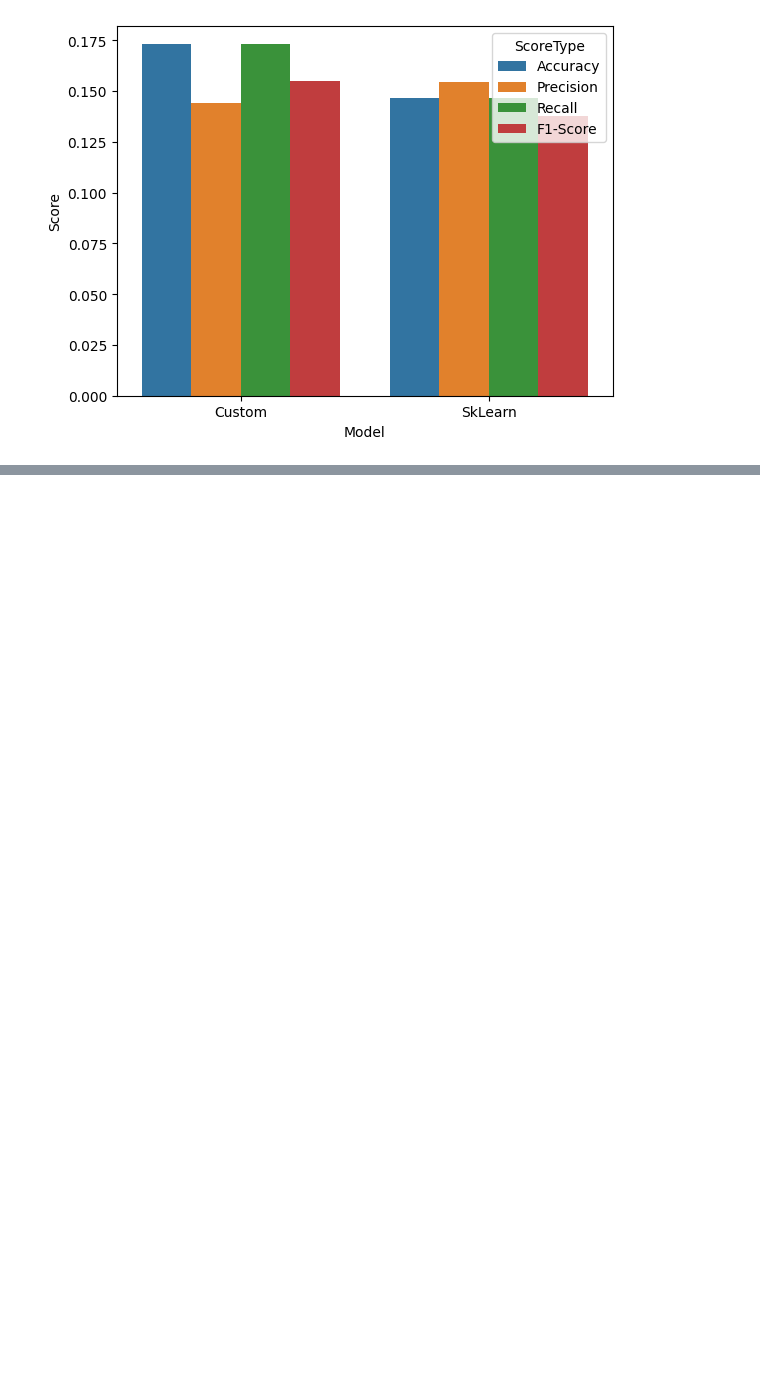
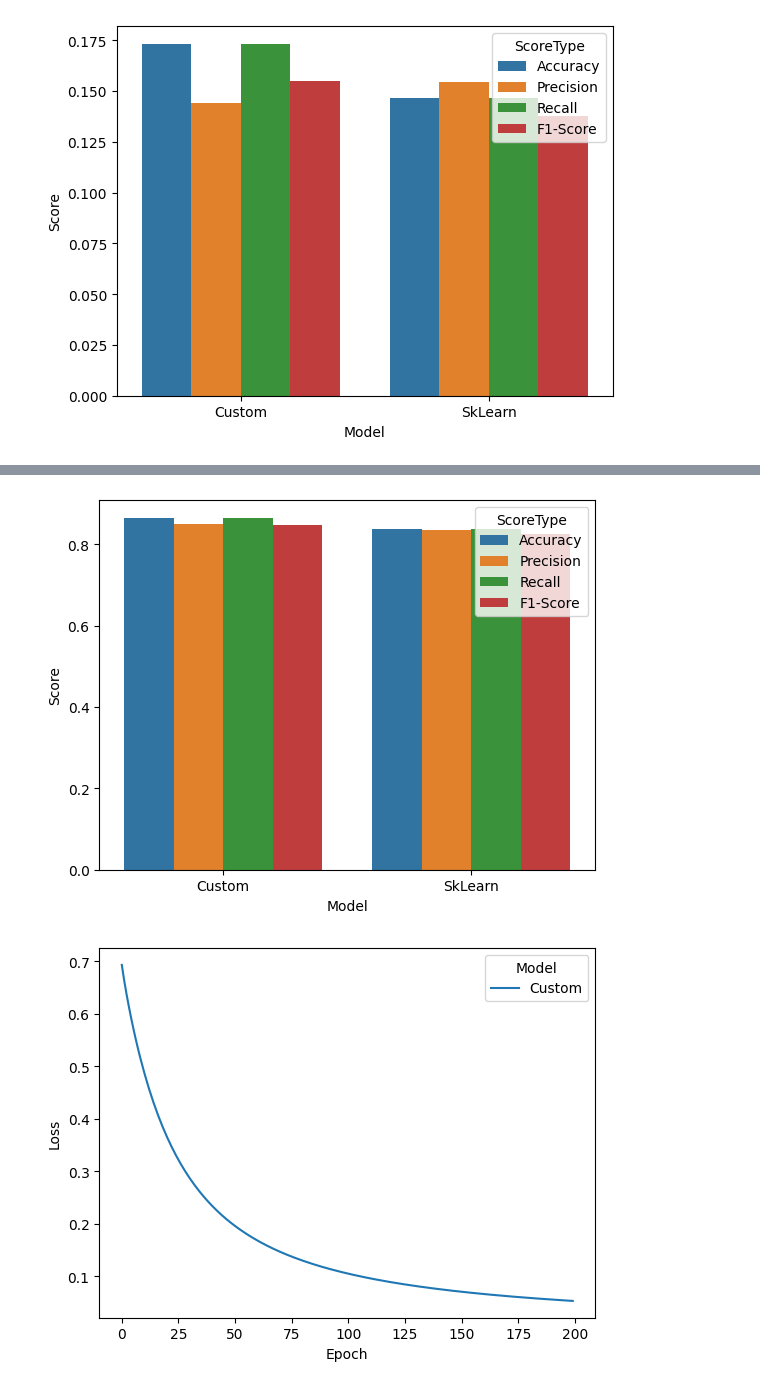
Before and after one commit to Twashi1/cw_machine_learning, a Jupyter notebook: custom_model.ipynb, the cells around one changed output, grey strips where cells are left out. Saved outputs shown, nothing was run; the diff lists cells and outputs as text; code cells hidden in the pictures; blank space fills up the shorter version.

Commit message:
fewshot added kinda

```diff
--- a/custom_model.ipynb
+++ b/custom_model.ipynb
@@ -875,0 +809,60 @@ plt.show()
+# %%
+# From here we'll be adapting the model to a fewshot learning paradigm this is to
+#   1. maximise performance despite the small number of samples per class (10 at most, but we need test data as well)
+#   2. allow for faster training considering the vast number of classes
+#   3. make it easier to collect data considering ideally, fewer samples will be needed for each class
+
+# Train with many more classes (TODO: ideally all)
+NUM_CLASSES = 100
+few_shot_data = train_test_split(NUM_CLASSES, 0.3)
+
+# Combine all modalities to maximise features to learn from
+combined_data_train = get_combined_data(
+    get_data_from_train_test(few_shot_data, "Brain", "Train"),
+    get_data_from_train_test(few_shot_data, "Text", "Train"),
+    get_data_from_train_test(few_shot_data, "Image", "Train"),
+    BRAIN_BIT | TEXT_BIT | IMAGE_BIT
+)
+combined_data_test = get_combined_data(
+    get_data_from_train_test(few_shot_data, "Brain", "Test"),
+    get_data_from_train_test(few_shot_data, "Text", "Test"),
+    get_data_from_train_test(few_shot_data, "Image", "Test"),
+    BRAIN_BIT | TEXT_BIT | IMAGE_BIT
+)
+combined_label_train = get_data_from_train_test(few_shot_data, "Label", "Train")
+combined_label_test = get_data_from_train_test(few_shot_data, "Label", "Test")
+
+# TODO: filter outlier instances/features
+
+# Scale features for regularization
+combined_data_train = normal_scale_features(combined_data_train)
+combined_data_test = normal_scale_features(combined_data_test)
+
+# High learning rate because low number of samples, and use regularization
+fewshot_model = lambda: CustomLogisticRegression(learning_rate=0.1, regularization_strength=0.0)
+ovr = OneVsRest(fewshot_model, NUM_CLASSES)
+
+# Use a small number of epochs to counteract the number of classes, and high learning rate
+losses, log_likelihood = ovr.fit(combined_data_train, combined_label_train, epochs=200)
+custom_predicted = ovr.predict(combined_data_test)
+
+# Use SkLearn baseline model
+sklearn_model = LogisticRegression()
+sklearn_model.fit(combined_data_train, combined_label_train)
+sklearn_predicted = sklearn_model.predict(combined_data_test)
+
+# Compare the fewshot learning paradigm to the baseline sklearn model (using combined data, TODO: could make it use worse data to make us look better)
+custom_stats = basic_stats(combined_label_test, custom_predicted)
+sklearn_stats = basic_stats(combined_label_test, sklearn_predicted)
+
+compare_stats("Model", ["Custom", "SkLearn"], [custom_stats, sklearn_stats], False)
+compare_loss_graph("Model", ["Custom"], [losses])
+
+# We'll modify the model in the following ways to enable this paradigm
+#   1. include L2 regularization to prevent overfitting
+#   2. combine all modalities to increase the number of features per sample, likely
+#       allowing the model to better capture the pattern of the data
+#   TODO: 3. metric-level FSL? whatever that means, does this allow for unlabelled data to be used for training?
+# %% [output]
+[figure, added]
+[figure, added]
```
Also changed, not shown: parts of 4 cells of this notebook.
